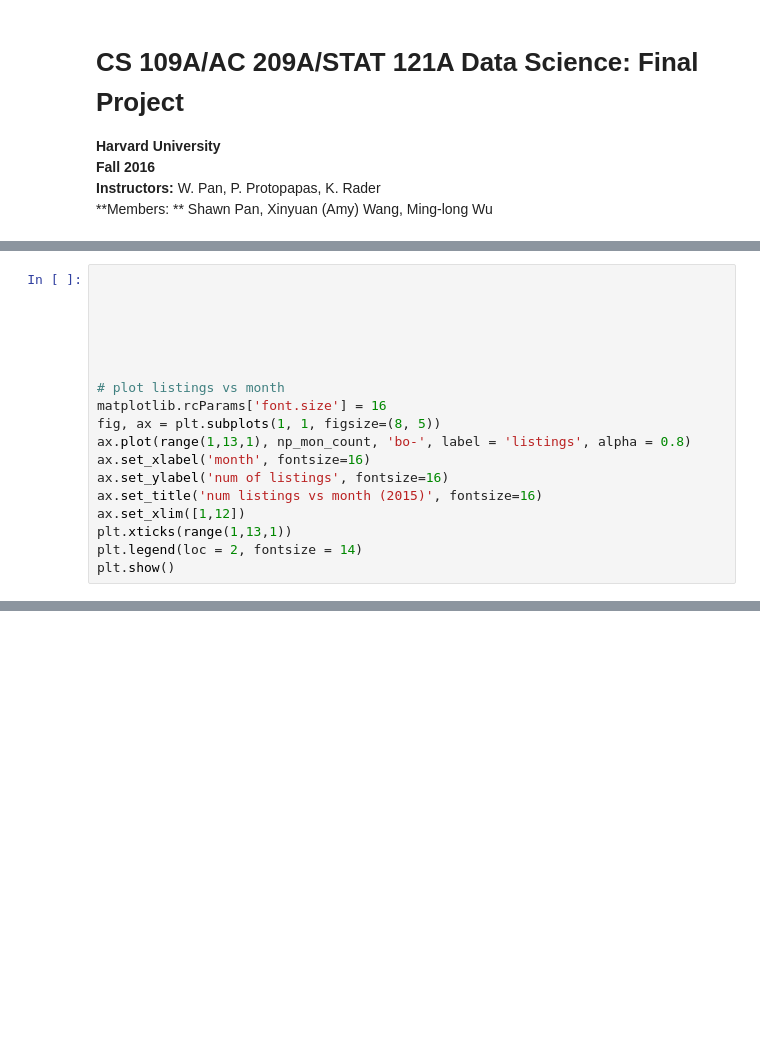
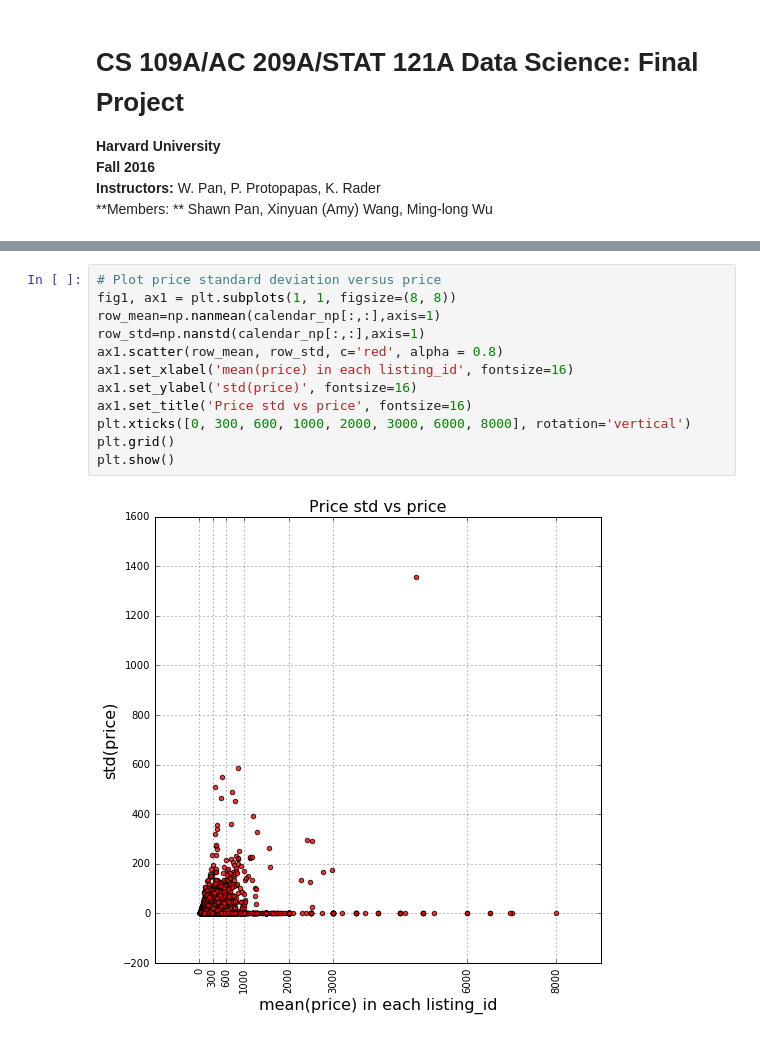
Before and after one commit to xwang146/cs109-airbnb-13, a Jupyter notebook: Code/01_load_exploration/DataExploration_calendar_grid.ipynb, the cells around one changed output, grey strips where cells are left out. Cells and saved outputs as stored; diff of their text form; blank space fills up the shorter version.

```diff
--- a/Code/01_load_exploration/DataExploration_calendar_grid.ipynb
+++ b/Code/01_load_exploration/DataExploration_calendar_grid.ipynb
@@ -53,20 +58,2 @@ calendar.shape
 # %% [output]
 (27392, 366)
-# %%
-
-
-
-
-
-
-# plot listings vs month
-matplotlib.rcParams['font.size'] = 16
-fig, ax = plt.subplots(1, 1, figsize=(8, 5))
-ax.plot(range(1,13,1), np_mon_count, 'bo-', label = 'listings', alpha = 0.8)
-ax.set_xlabel('month', fontsize=16)
-ax.set_ylabel('num of listings', fontsize=16)
-ax.set_title('num listings vs month (2015)', fontsize=16)
-ax.set_xlim([1,12])
-plt.xticks(range(1,13,1))
-plt.legend(loc = 2, fontsize = 14)
-plt.show()
@@ -72,0 +106,14 @@ plt.show()
+# %%
+# Plot price standard deviation versus price
+fig1, ax1 = plt.subplots(1, 1, figsize=(8, 8))
+row_mean=np.nanmean(calendar_np[:,:],axis=1)
+row_std=np.nanstd(calendar_np[:,:],axis=1)
+ax1.scatter(row_mean, row_std, c='red', alpha = 0.8)
+ax1.set_xlabel('mean(price) in each listing_id', fontsize=16)
+ax1.set_ylabel('std(price)', fontsize=16)
+ax1.set_title('Price std vs price', fontsize=16)
+plt.xticks([0, 300, 600, 1000, 2000, 3000, 6000, 8000], rotation='vertical')
+plt.grid()
+plt.show()
+# %% [output]
+[figure, added]
```
Also changed, not shown: parts of 13 cells of this notebook, 4 other files.
